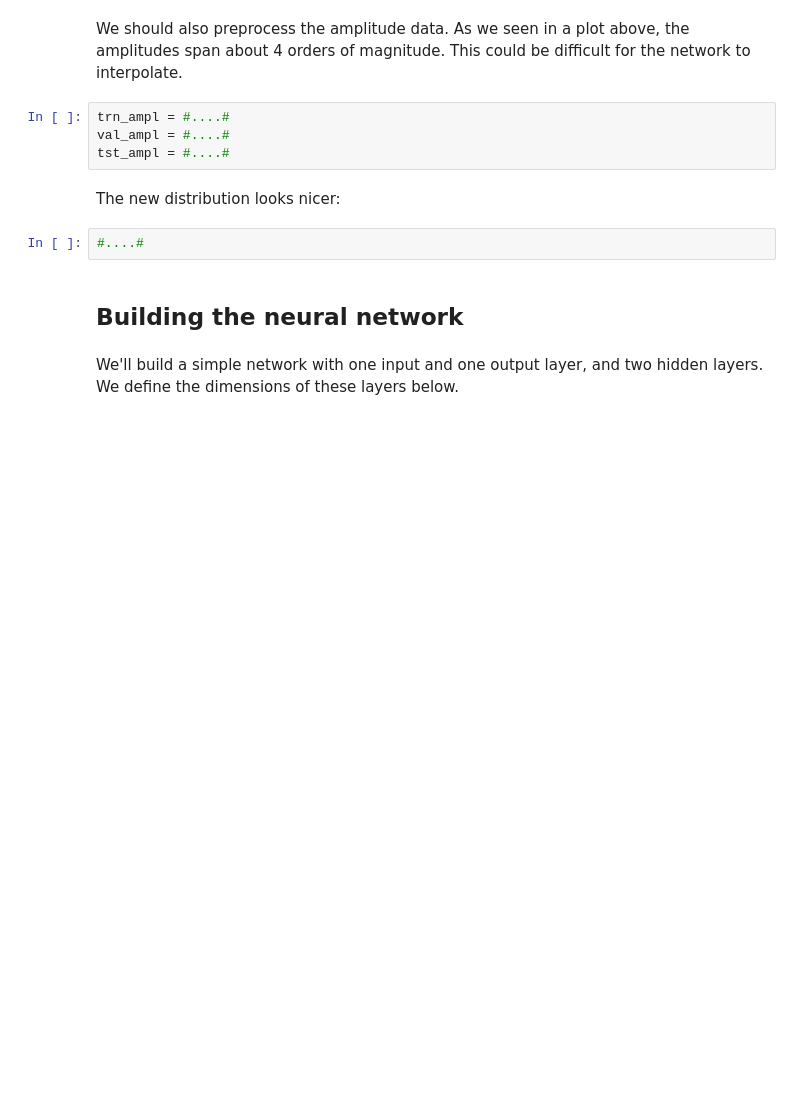
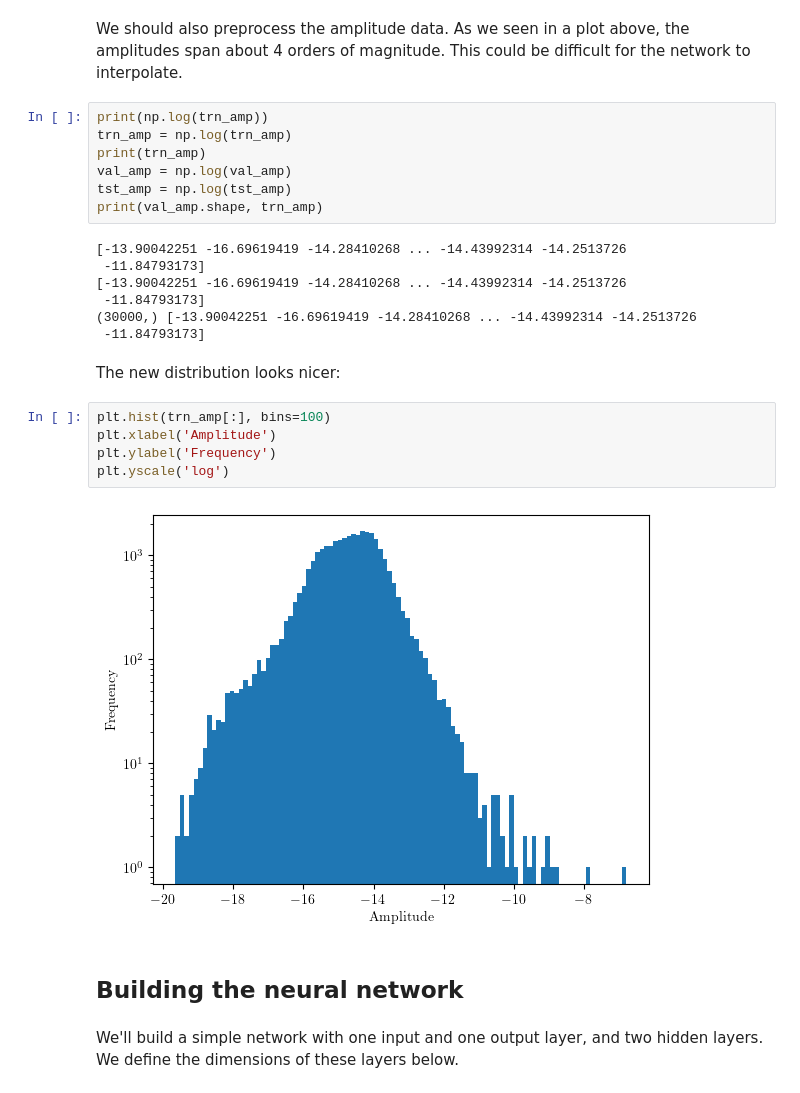
Before and after one commit to NNPDF/como-2023, a Jupyter notebook: w1t4-neuralnets/tutorial-2-amplitude-regression.ipynb, the cells around one changed output. Cells and saved outputs as stored; diff of their text form; blank space fills up the shorter version.

```diff
--- a/w1t4-neuralnets/tutorial-2-amplitude-regression.ipynb
+++ b/w1t4-neuralnets/tutorial-2-amplitude-regression.ipynb
@@ -173,13 +223,28 @@ tst_datf = #....#
 # %% [markdown]
 We should also preprocess the amplitude data.  As we seen in a plot above, the amplitudes span about 4 orders of magnitude.  This could be difficult for the network to interpolate.
-# %%
-trn_ampl = #....#
-val_ampl = #....#
-tst_ampl = #....#
+# %%
+print(np.log(trn_amp))
+trn_amp = np.log(trn_amp)
+print(trn_amp)
+val_amp = np.log(val_amp)
+tst_amp = np.log(tst_amp)
+print(val_amp.shape, trn_amp)
+# %% [output]
+[-13.90042251 -16.69619419 -14.28410268 ... -14.43992314 -14.2513726
+ -11.84793173]
+[-13.90042251 -16.69619419 -14.28410268 ... -14.43992314 -14.2513726
+ -11.84793173]
+(30000,) [-13.90042251 -16.69619419 -14.28410268 ... -14.43992314 -14.2513726
+ -11.84793173]
 # %% [markdown]
 The new distribution looks nicer:
-# %%
-#....#
+# %%
+plt.hist(trn_amp[:], bins=100)
+plt.xlabel('Amplitude')
+plt.ylabel('Frequency')
+plt.yscale('log')
+# %% [output]
+[figure, added]
 # %% [markdown]
 ## Building the neural network
 # %% [markdown]
```
Also changed, not shown: parts of 13 cells of this notebook, 2 other files.
